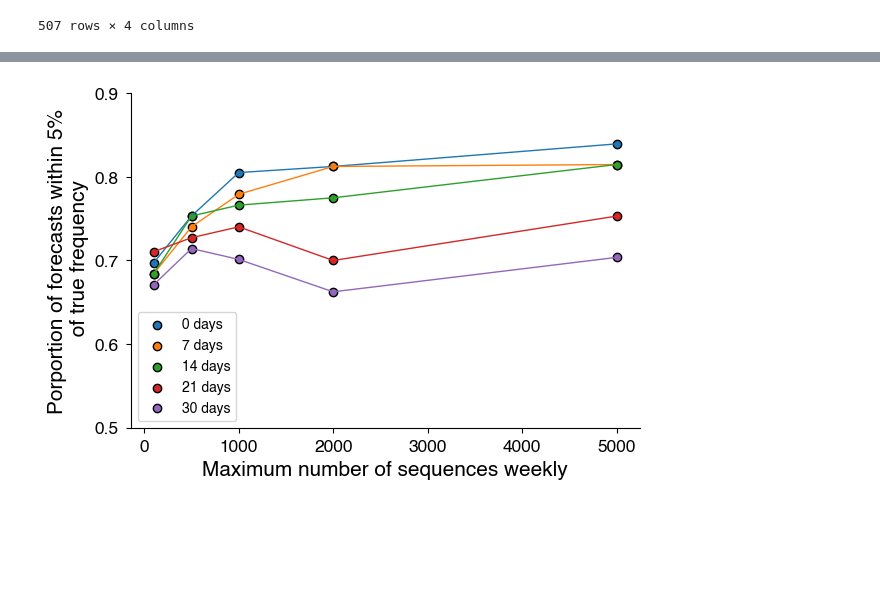
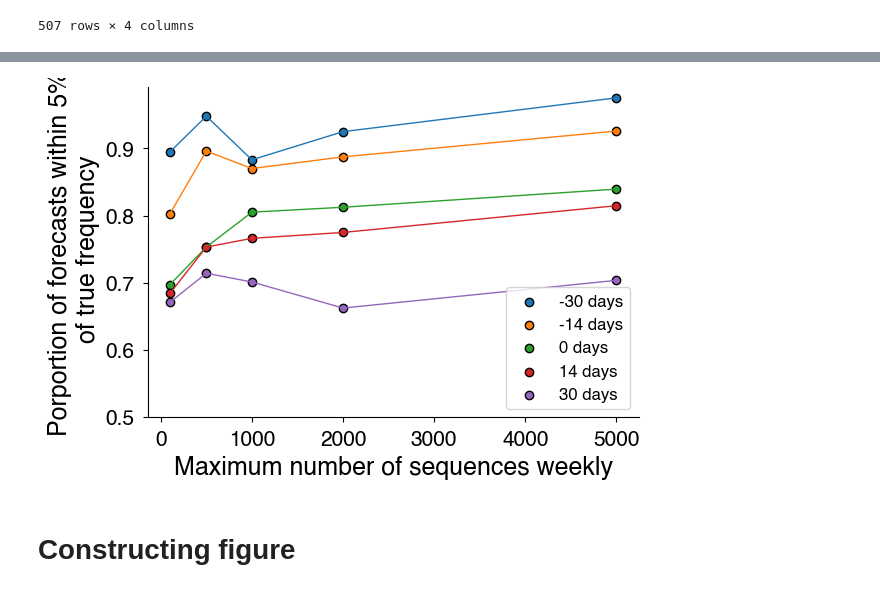
Before and after one commit to blab/ncov-forecasting-fit, a Jupyter notebook: notebooks/downscaling_plots.ipynb, the cells around one changed output, grey strips where cells are left out. Cells and saved outputs as stored; diff of their text form; code cells hidden in the pictures; blank space fills up the shorter version.

```diff
--- a/notebooks/downscaling_plots.ipynb
+++ b/notebooks/downscaling_plots.ipynb
@@ -6,7 +6,7 @@ import matplotlib.pyplot as plt
 import matplotlib as mpl
 
 
-FONT_SIZE = 10
+FONT_SIZE = 12
 AXES_SIZE = FONT_SIZE * 1.5
 TICK_SIZE = FONT_SIZE * 1.25
 LEGEND_SIZE = FONT_SIZE
@@ -30,0 +62,20 @@ for k, v in my_rcParams.items():
+# %%
+fig = plt.figure(figsize=(8., 8.), constrained_layout=True)
+spec = fig.add_gridspec(ncols=1, nrows=1)
+ax = fig.add_subplot(spec[0])
+
+def plot_country_sequencing_rates(ax, plot_df):
+    ax.bar(plot_df.country, plot_df.mean_seq_per_week, ec="k", color="pink")
+
+    ax.set_yscale("log")
+    ax.set_yticks([50, 100, 1000, 10_000] + THRESES)
+    ax.set_yticklabels([50, 100, 1000, 10_000] + THRESES)
+
+    ax.set_xticklabels(ax.get_xticklabels(), rotation=90)
+
+    for thres in THRESES:
+        ax.axhline(y=thres, linestyle ="--", color="k", linewidth=1.5)
+
+    ax.set_ylabel("Average weekly sequences in 2022")
+
+plot_country_sequencing_rates(ax, _plot_df)
@@ -31,3 +86,5 @@ for k, v in my_rcParams.items():
+# %%
+LEADS_TO_PLOT = [-30, -14, 0, 14, 30]
 # %%
 errors_df = pd.read_csv("../errors/down_scaled_errors.tsv", sep="\t")
 # %%
@@ -315,33 +346,36 @@ for l, lead in enumerate(leads_to_plot):
 # %%
+# Threshold is on x-axis, Percent with MAE less than 0.05 is on y-axis?
+# At different leads?
+
+# Answers: What number of sequences should pick to ensure our forecast error is less than 0.05 x days out?
+
 # Plot MAE over lead for each threshold
 fig = plt.figure(figsize=(6., 4.), constrained_layout=True)
 spec = fig.add_gridspec(ncols=1, nrows=1)
 ax = fig.add_subplot(spec[0])
 
 def plot_prop_accept_by_thres_at_lead(ax, mean_accept, leads, ylabel=None, desired_thres=0.05):
+    simplify_axes(ax)
     _mean_accept = mean_accept.copy()
     if leads is not None:
         _mean_accept = _mean_accept[_mean_accept.lead.isin(leads)]
 
     for n, group in _mean_accept.groupby("lead"):
         #ax.errorbar(group.thres, group.acceptable_mean, 2 * group.acceptable_sem, fmt="o", elinewidth=0.8)
         ax.scatter(group.thres, group.acceptable_mean, ec="k", label=f"{n} days")
         ax.plot(group.thres, group.acceptable_mean, linewidth=1.0,)
 
     #ax.set_xticklabels([n for n,df in _mean_accept.groupby("thres")])
     #ax.fill_between(_mean_accept.thres,
     #                _mean_accept.acceptable_mean - 2*_mean_accept.acceptable_sem,
     #                _mean_accept.acceptable_mean + 2*_mean_accept.acceptable_sem,
     #                alpha=0.1)
-
     ax.set_xlabel("Maximum number of sequences weekly")
     ax.set_ylabel(ylabel)
     ax.set_yticks([0.5, 0.6, 0.7, 0.8, 0.9])
     ax.legend()
 
-leads_to_plot = [0, 7, 14, 21, 30]
-simplify_axes(ax)
-plot_prop_accept_by_thres_at_lead(ax, mean_acceptable, leads_to_plot,
+plot_prop_accept_by_thres_at_lead(ax, mean_acceptable, LEADS_TO_PLOT,
                                   ylabel="Porportion of forecasts within 5%\n of true frequency" )
 # %% [output]
-[figure, old version]
+[figure, new version]
@@ -349,0 +382,2 @@ plot_prop_accept_by_thres_at_lead(ax, mean_acceptable, leads_to_plot,
+# %% [markdown]
+# Constructing figure
```
Also changed, not shown: parts of 12 cells of this notebook.
